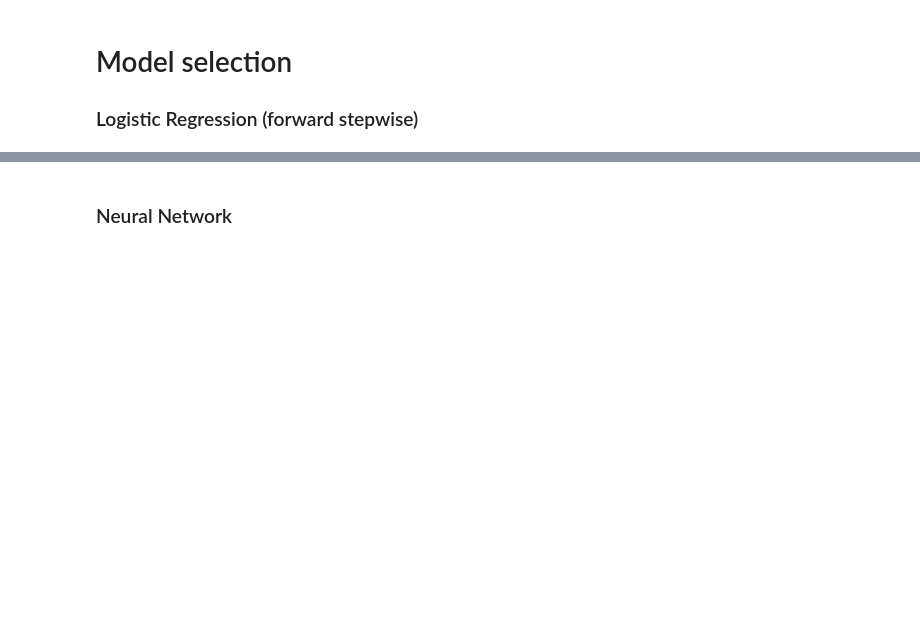
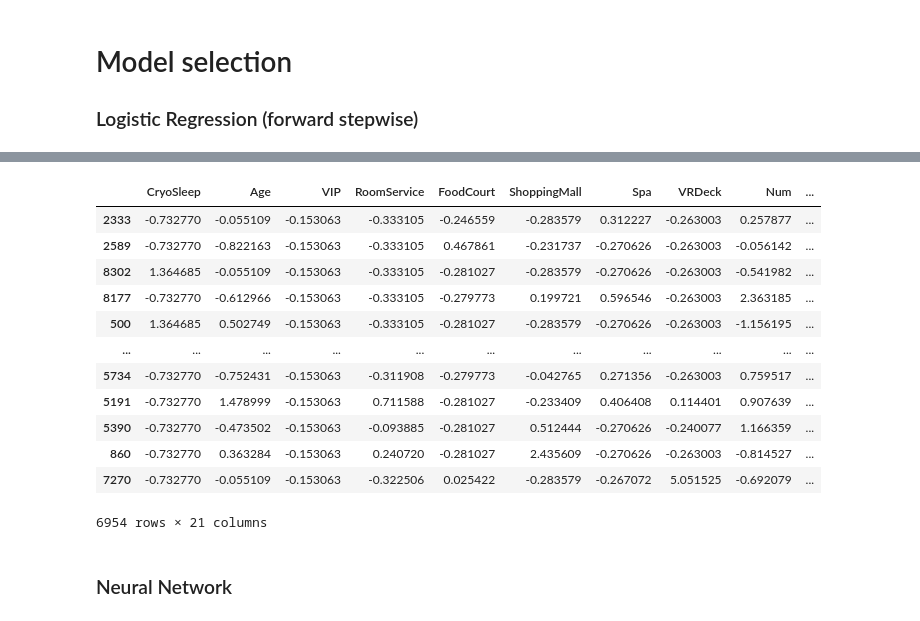
Before and after one commit to ha-d1/spaceship-titantic, a Jupyter notebook: kirstin kaggle.ipynb, the cells around one changed output, grey strips where cells are left out. Saved outputs shown, nothing was run; the diff lists cells and outputs as text; code cells hidden in the pictures; blank space fills up the shorter version.

```diff
--- a/kirstin kaggle.ipynb
+++ b/kirstin kaggle.ipynb
@@ -5,5 +5,4 @@
 import pandas as pd
 import numpy as np
 # %%
-train = pd.read_csv ("train.csv")
-train
+train = pd.read_csv ("data/train.csv")
@@ -201,3 +205,19 @@ Selected features:  ['CryoSleep', 'FoodCourt', 'VRDeck', 'Spa', 'RoomService', '
+# %%
+X_train
+# %% [output]
+|  | CryoSleep | Age | VIP | RoomService | FoodCourt | ShoppingMall | Spa | VRDeck | Num | ... |
+| 2333 | -0.732770 | -0.055109 | -0.153063 | -0.333105 | -0.246559 | -0.283579 | 0.312227 | -0.263003 | 0.257877 | ... |
+| 2589 | -0.732770 | -0.822163 | -0.153063 | -0.333105 | 0.467861 | -0.231737 | -0.270626 | -0.263003 | -0.056142 | ... |
+| 8302 | 1.364685 | -0.055109 | -0.153063 | -0.333105 | -0.281027 | -0.283579 | -0.270626 | -0.263003 | -0.541982 | ... |
+| 8177 | -0.732770 | -0.612966 | -0.153063 | -0.333105 | -0.279773 | 0.199721 | 0.596546 | -0.263003 | 2.363185 | ... |
+| 500 | 1.364685 | 0.502749 | -0.153063 | -0.333105 | -0.281027 | -0.283579 | -0.270626 | -0.263003 | -1.156195 | ... |
+| ... | ... | ... | ... | ... | ... | ... | ... | ... | ... | ... |
+| 5734 | -0.732770 | -0.752431 | -0.153063 | -0.311908 | -0.279773 | -0.042765 | 0.271356 | -0.263003 | 0.759517 | ... |
+| 5191 | -0.732770 | 1.478999 | -0.153063 | 0.711588 | -0.281027 | -0.233409 | 0.406408 | 0.114401 | 0.907639 | ... |
+| 5390 | -0.732770 | -0.473502 | -0.153063 | -0.093885 | -0.281027 | 0.512444 | -0.270626 | -0.240077 | 1.166359 | ... |
+| 860 | -0.732770 | 0.363284 | -0.153063 | 0.240720 | -0.281027 | 2.435609 | -0.270626 | -0.263003 | -0.814527 | ... |
+| 7270 | -0.732770 | -0.055109 | -0.153063 | -0.322506 | 0.025422 | -0.283579 | -0.267072 | 5.051525 | -0.692079 | ... |
+6954 rows × 21 columns
 # %% [markdown]
 ### Neural Network
 # %%
```
Also changed, not shown: parts of 3 cells of this notebook, 2 other files.
